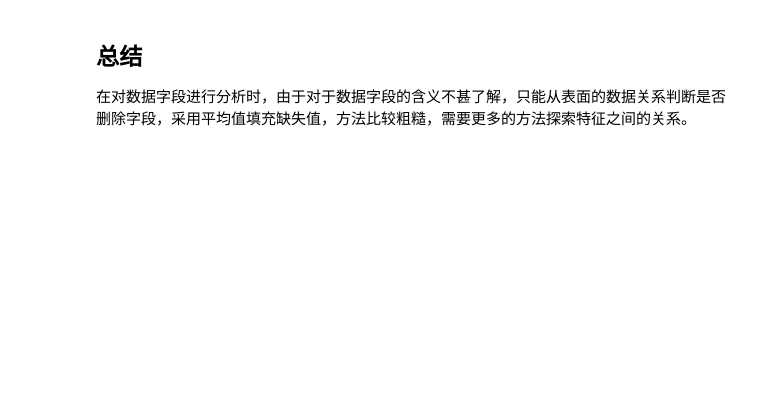
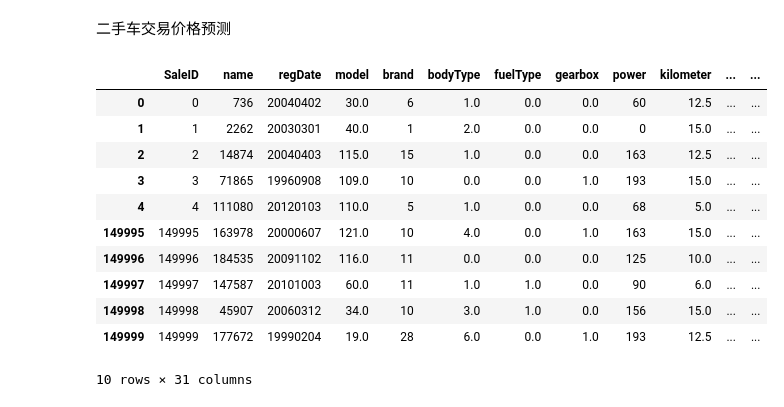
Before and after one commit to Jsy-biu/Learn, a Jupyter notebook: Untitled.ipynb, the cells around one changed output. Saved outputs shown, nothing was run; the diff lists cells and outputs as text; code cells hidden in the pictures; blank space fills up the shorter version.

```diff
--- a/Untitled.ipynb
+++ b/Untitled.ipynb
@@ -26,5 +0,0 @@ import pandas as pd
-# %%
-data = pd.read_csv('./datas/data.csv', encoding='gbk')
-pd.set_option('display.max_rows',None)
-pd.set_option('display.max_columns',None)
-data.head()
@@ -178,3 +1,2 @@ data.head(100)
-# %% [markdown]
-## 总结
-在对数据字段进行分析时，由于对于数据字段的含义不甚了解，只能从表面的数据关系判断是否删除字段，采用平均值填充缺失值，方法比较粗糙，需要更多的方法探索特征之间的关系。
+# %% [markdown]
+二手车交易价格预测
@@ -180,0 +13,20 @@ data.head(100)
+# %%
+
+Train_data = pd.read_csv('used_car_train_20200313.csv', sep=' ')
+Test_data = pd.read_csv('used_car_testA_20200313.csv', sep=' ')
+# %%
+## 2) 简略观察数据(head()+shape)
+Train_data.head().append(Train_data.tail())
+# %% [output]
+|  | SaleID | name | regDate | model | brand | bodyType | fuelType | gearbox | power | kilometer | ... | ... |
+| 0 | 0 | 736 | 20040402 | 30.0 | 6 | 1.0 | 0.0 | 0.0 | 60 | 12.5 | ... | ... |
+| 1 | 1 | 2262 | 20030301 | 40.0 | 1 | 2.0 | 0.0 | 0.0 | 0 | 15.0 | ... | ... |
+| 2 | 2 | 14874 | 20040403 | 115.0 | 15 | 1.0 | 0.0 | 0.0 | 163 | 12.5 | ... | ... |
+| 3 | 3 | 71865 | 19960908 | 109.0 | 10 | 0.0 | 0.0 | 1.0 | 193 | 15.0 | ... | ... |
+| 4 | 4 | 111080 | 20120103 | 110.0 | 5 | 1.0 | 0.0 | 0.0 | 68 | 5.0 | ... | ... |
+| 149995 | 149995 | 163978 | 20000607 | 121.0 | 10 | 4.0 | 0.0 | 1.0 | 163 | 15.0 | ... | ... |
+| 149996 | 149996 | 184535 | 20091102 | 116.0 | 11 | 0.0 | 0.0 | 0.0 | 125 | 10.0 | ... | ... |
+| 149997 | 149997 | 147587 | 20101003 | 60.0 | 11 | 1.0 | 1.0 | 0.0 | 90 | 6.0 | ... | ... |
+| 149998 | 149998 | 45907 | 20060312 | 34.0 | 10 | 3.0 | 1.0 | 0.0 | 156 | 15.0 | ... | ... |
+| 149999 | 149999 | 177672 | 19990204 | 19.0 | 28 | 6.0 | 0.0 | 1.0 | 193 | 12.5 | ... | ... |
+10 rows × 31 columns
```
Also changed, not shown: parts of 61 cells of this notebook.
